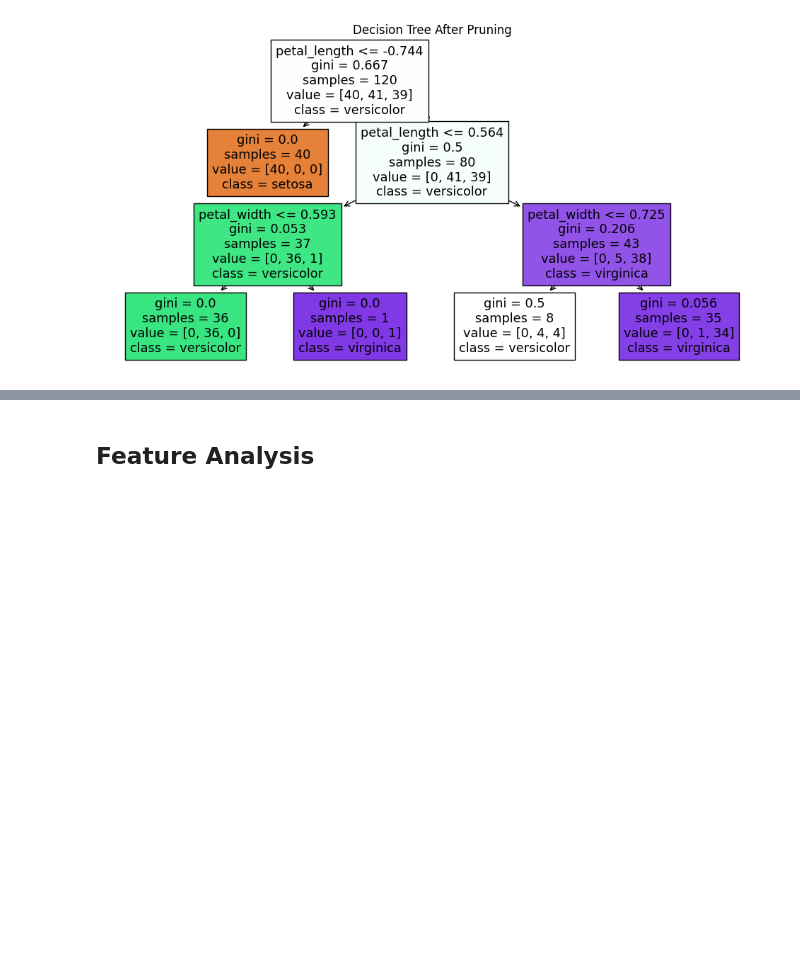
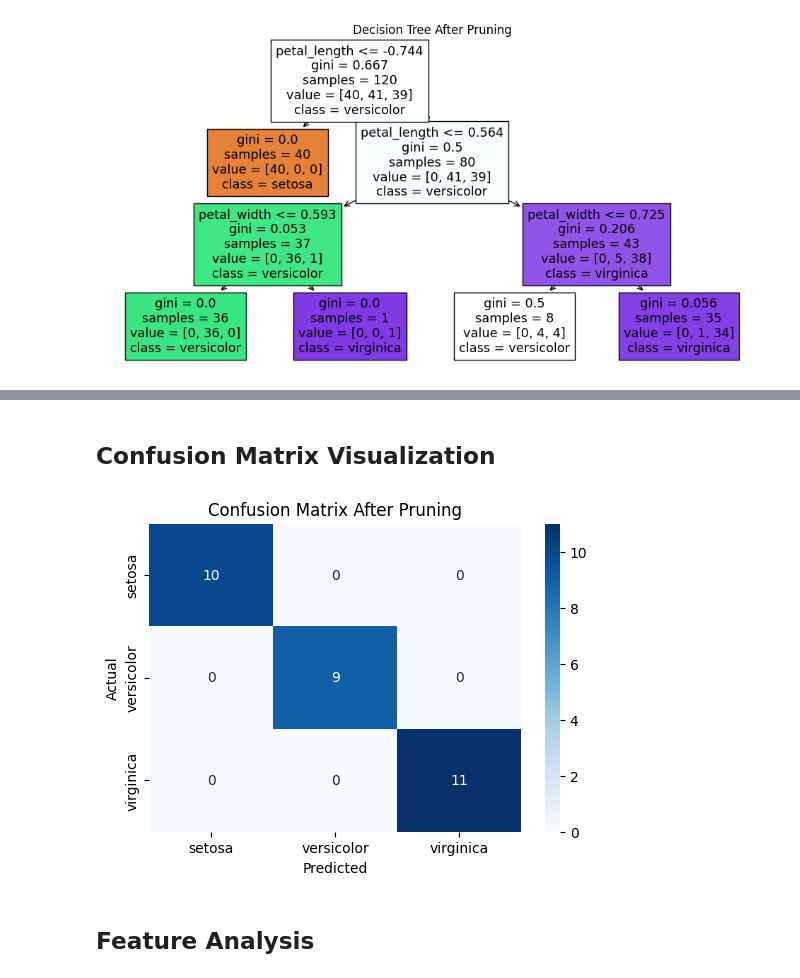
Before and after one commit to RyanGA09/codveda-ml-submission, a Jupyter notebook: Level 2 Intermediate/Task_2_Decision_Tree/decision_tree.ipynb, the cells around one changed output, grey strips where cells are left out. Drawn from its saved outputs; the diff is of its cells as text; code cells hidden in the pictures; blank space fills up the shorter version.

```diff
--- a/Level 2 Intermediate/Task_2_Decision_Tree/decision_tree.ipynb
+++ b/Level 2 Intermediate/Task_2_Decision_Tree/decision_tree.ipynb
@@ -129,0 +159,8 @@ plt.show()
+# %%
+# Hyperparameter Tuning
+param_grid = {"max_depth": range(1, 10)}
+grid_search = GridSearchCV(DecisionTreeClassifier(random_state=42), param_grid, cv=5, scoring="accuracy")
+grid_search.fit(X_train, y_train)
+
+best_depth = grid_search.best_params_["max_depth"]
+print(f"\nBest max_depth from GridSearch: {best_depth}")
@@ -130,8 +169,7 @@ plt.show()
 # %% [markdown]
 ## Prune
 # %%
-# Pruning dengan max_depth
-dt_pruned = DecisionTreeClassifier(max_depth=3, random_state=42)
+dt_pruned = DecisionTreeClassifier(max_depth=best_depth, random_state=42)
 dt_pruned.fit(X_train, y_train)
 
 # Prediksi ulang setelah pruning
@@ -139,7 +177,10 @@ y_pred_pruned = dt_pruned.predict(X_test)
 
 # Evaluasi Model Setelah Pruning
 accuracy_pruned = accuracy_score(y_test, y_pred_pruned)
+f1_pruned = f1_score(y_test, y_pred_pruned, average="weighted")
+
 print("\nAccuracy (After Pruning):", accuracy_pruned)
+print("\nF1-Score (After Pruning):", f1_pruned)
 print("\nClassification Report (After Pruning):\n", classification_report(y_test, y_pred_pruned))
 # %% [output]
 Accuracy (After Pruning): 1.0
@@ -166,3 +228,16 @@ plt.show()
+# %% [markdown]
+## Confusion Matrix Visualization
+# %%
+cm = confusion_matrix(y_test, y_pred_pruned)
+
+plt.figure(figsize=(6, 4))
+sns.heatmap(cm, annot=True, fmt="d", cmap="Blues", xticklabels=dt_pruned.classes_, yticklabels=dt_pruned.classes_)
+plt.xlabel("Predicted")
+plt.ylabel("Actual")
+plt.title("Confusion Matrix After Pruning")
+plt.show()
+# %% [output]
+[figure, added]
 # %% [markdown]
 ## Feature Analysis
 # %%
```
Also changed, not shown: parts of 7 cells of this notebook, 3 other files.
